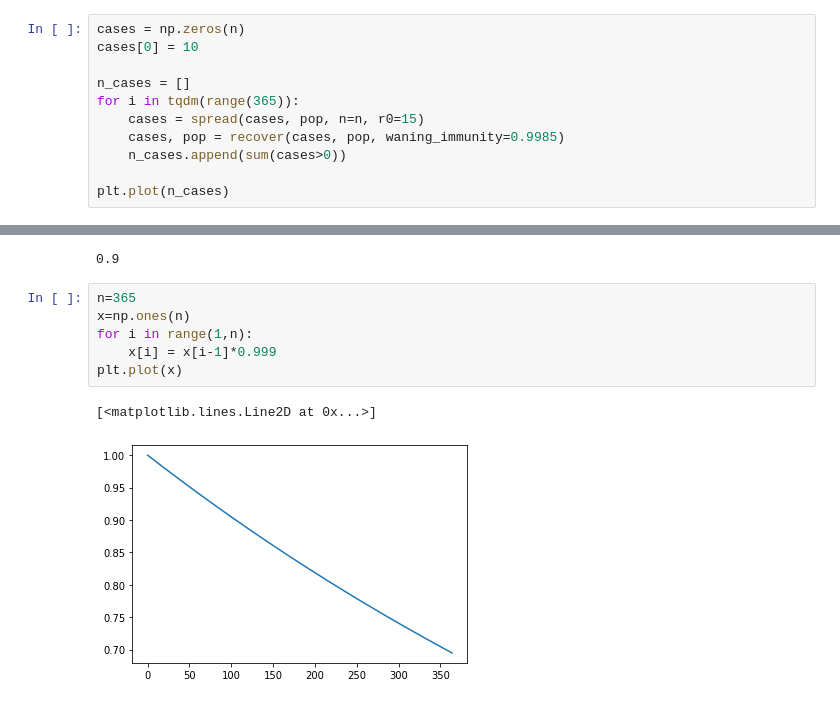
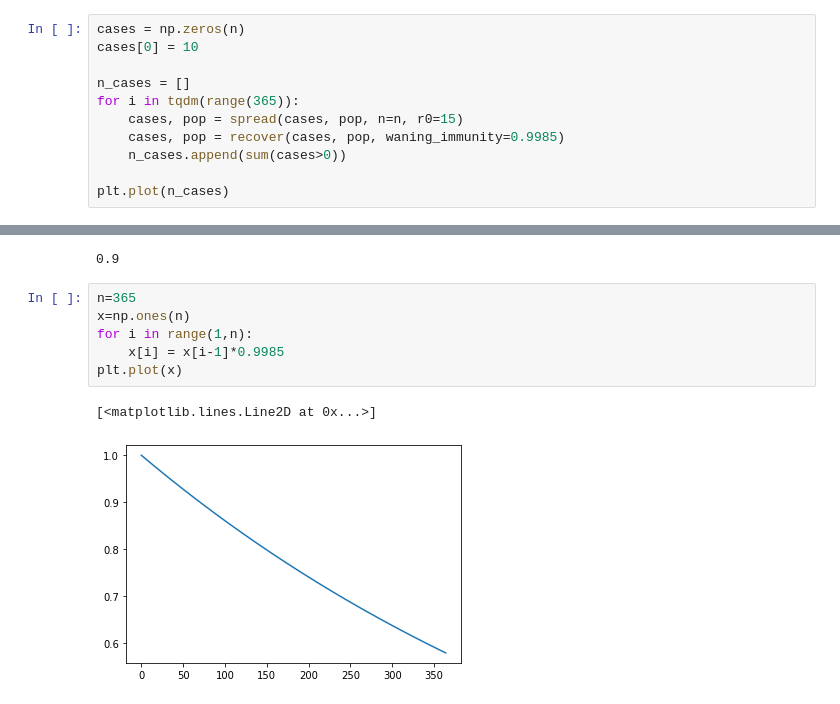
Before and after one commit to cbare/Etudes, a Jupyter notebook: notebooks/covid-model.ipynb, the cells around one changed output, grey strips where cells are left out. Cells and saved outputs as stored; diff of their text form.

```diff
--- a/notebooks/covid-model.ipynb
+++ b/notebooks/covid-model.ipynb
@@ -220,7 +222,7 @@ cases[0] = 10
 
 n_cases = []
 for i in tqdm(range(365)):
-    cases = spread(cases, pop, n=n, r0=15)
+    cases, pop = spread(cases, pop, n=n, r0=15)
     cases, pop = recover(cases, pop, waning_immunity=0.9985)
     n_cases.append(sum(cases>0))
 
@@ -258,9 +264,9 @@ mode_of_beta(10,2)
 # %%
 n=365
 x=np.ones(n)
 for i in range(1,n):
-    x[i] = x[i-1]*0.999
+    x[i] = x[i-1]*0.9985
 plt.plot(x)
 # %% [output]
 [<matplotlib.lines.Line2D at 0x...>]
-[figure, old version]
+[figure, new version]
```
Also changed, not shown: parts of 7 cells of this notebook.
